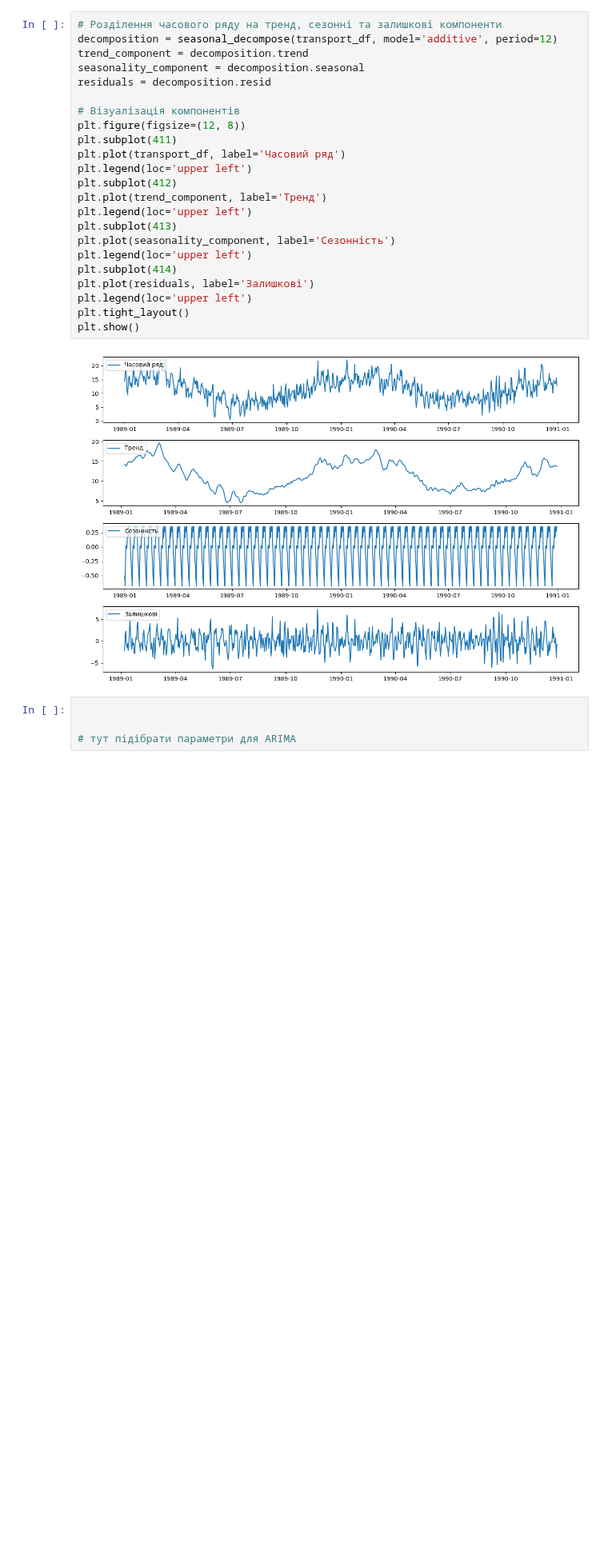
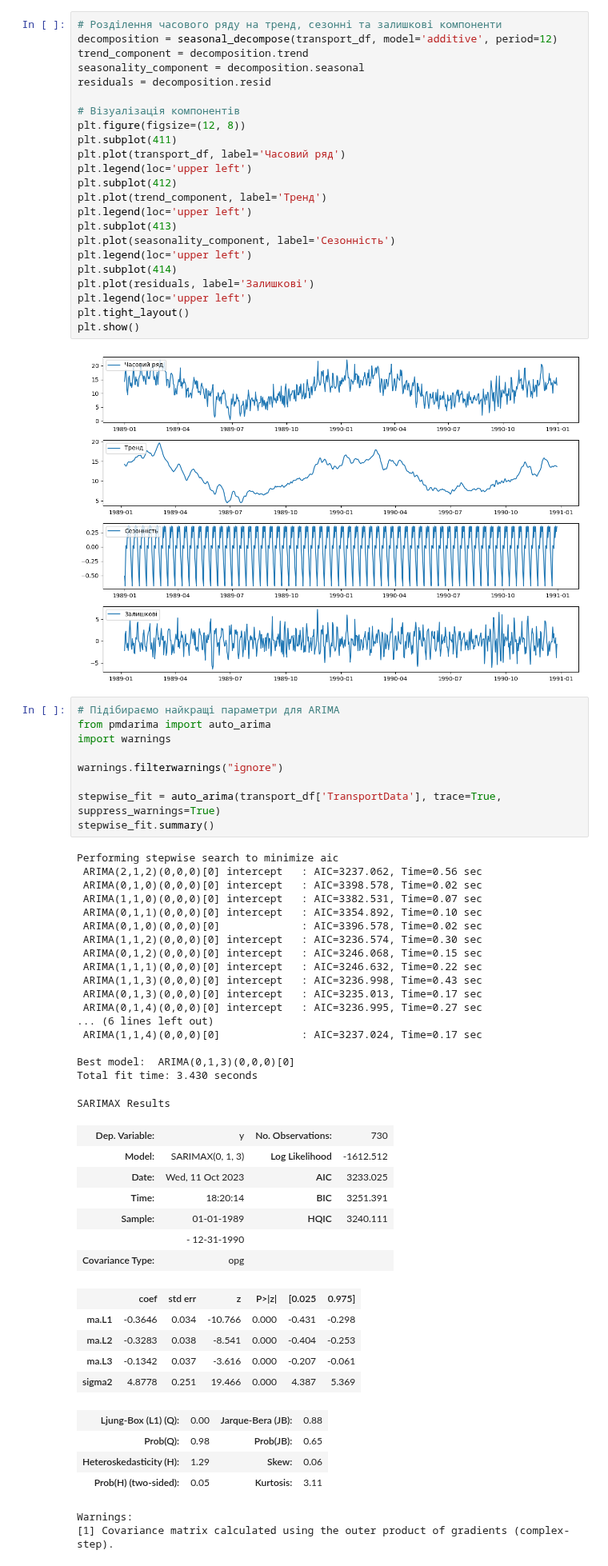
Before and after one commit to AnnaIvn/ml2023, a Jupyter notebook: Labs/Lab2/lab3.ipynb, the cells around one changed output. Shown at 80% size. Drawn from its saved outputs; the diff is of its cells as text; blank space fills up the shorter version.

```diff
--- a/Labs/Lab2/lab3.ipynb
+++ b/Labs/Lab2/lab3.ipynb
@@ -259,10 +259,52 @@ plt.tight_layout()
 plt.show()
 # %% [output]
 [figure]
-# %%
-
-
-# тут підібрати параметри для ARIMA
+# %%
+# Підібираємо найкращі параметри для ARIMA
+from pmdarima import auto_arima
+import warnings
+
+warnings.filterwarnings("ignore")
+
+stepwise_fit = auto_arima(transport_df['TransportData'], trace=True, suppress_warnings=True)
+stepwise_fit.summary()
+# %% [output]
+Performing stepwise search to minimize aic
+ ARIMA(2,1,2)(0,0,0)[0] intercept   : AIC=3237.062, Time=0.56 sec
+ ARIMA(0,1,0)(0,0,0)[0] intercept   : AIC=3398.578, Time=0.02 sec
+ ARIMA(1,1,0)(0,0,0)[0] intercept   : AIC=3382.531, Time=0.07 sec
+ ARIMA(0,1,1)(0,0,0)[0] intercept   : AIC=3354.892, Time=0.10 sec
+ ARIMA(0,1,0)(0,0,0)[0]             : AIC=3396.578, Time=0.02 sec
+ ARIMA(1,1,2)(0,0,0)[0] intercept   : AIC=3236.574, Time=0.30 sec
+ ARIMA(0,1,2)(0,0,0)[0] intercept   : AIC=3246.068, Time=0.15 sec
+ ARIMA(1,1,1)(0,0,0)[0] intercept   : AIC=3246.632, Time=0.22 sec
+ ARIMA(1,1,3)(0,0,0)[0] intercept   : AIC=3236.998, Time=0.43 sec
+ ARIMA(0,1,3)(0,0,0)[0] intercept   : AIC=3235.013, Time=0.17 sec
+ ARIMA(0,1,4)(0,0,0)[0] intercept   : AIC=3236.995, Time=0.27 sec
+... (6 lines left out)
+ ARIMA(1,1,4)(0,0,0)[0]             : AIC=3237.024, Time=0.17 sec
+
+Best model:  ARIMA(0,1,3)(0,0,0)[0]
+Total fit time: 3.430 seconds
+SARIMAX Results
+| Dep. Variable: | y | No. Observations: | 730 |
+| Model: | SARIMAX(0, 1, 3) | Log Likelihood | -1612.512 |
+| Date: | Wed, 11 Oct 2023 | AIC | 3233.025 |
+| Time: | 18:20:14 | BIC | 3251.391 |
+| Sample: | 01-01-1989 | HQIC | 3240.111 |
+|  | - 12-31-1990 |  |  |
+| Covariance Type: | opg |  |  |
+|  | coef | std err | z | P>|z| | [0.025 | 0.975] |
+| ma.L1 | -0.3646 | 0.034 | -10.766 | 0.000 | -0.431 | -0.298 |
+| ma.L2 | -0.3283 | 0.038 | -8.541 | 0.000 | -0.404 | -0.253 |
+| ma.L3 | -0.1342 | 0.037 | -3.616 | 0.000 | -0.207 | -0.061 |
+| sigma2 | 4.8778 | 0.251 | 19.466 | 0.000 | 4.387 | 5.369 |
+| Ljung-Box (L1) (Q): | 0.00 | Jarque-Bera (JB): | 0.88 |
+| Prob(Q): | 0.98 | Prob(JB): | 0.65 |
+| Heteroskedasticity (H): | 1.29 | Skew: | 0.06 |
+| Prob(H) (two-sided): | 0.05 | Kurtosis: | 3.11 |
+Warnings:
+[1] Covariance matrix calculated using the outer product of gradients (complex-step).
 # %%
 from statsmodels.tsa.arima.model import ARIMA
 from sklearn.metrics import mean_squared_error
```
Also changed, not shown: parts of 4 cells of this notebook.
